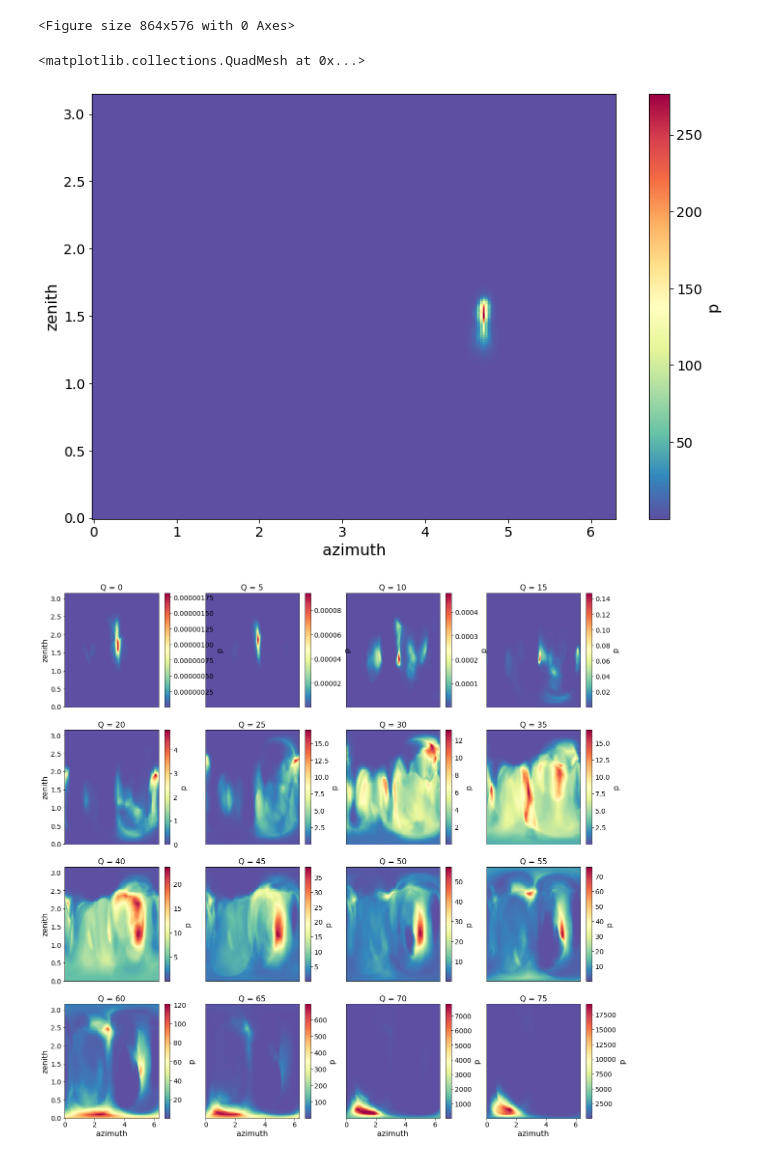
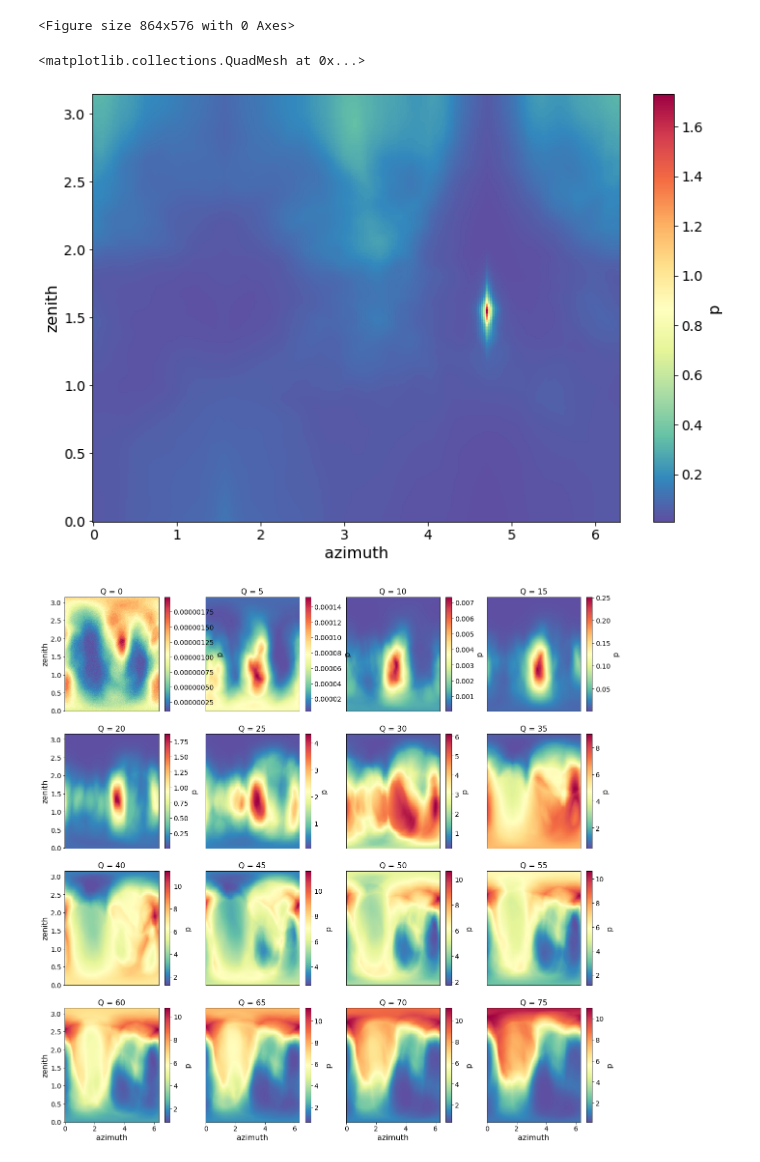
Before and after one commit to philippeller/freeDOM, a Jupyter notebook: freeDOM/inspect.ipynb, the cells around one changed output. Drawn from its saved outputs; the diff is of its cells as text; code cells hidden in the pictures.

```diff
--- a/freeDOM/inspect.ipynb
+++ b/freeDOM/inspect.ipynb
@@ -214,9 +253,13 @@ for i in range(ax.size):
     #evt = 1756
     #event_idx = 1111 #1126 #2274 #2244 #1930
     event_idx = np.random.randint(0, len(events)-1)
+    event_idx = 1738
+    #event_idx = 2840
+
     event = events[event_idx]
     #evt = 1756
     #evt = 12561
+
 
     plot_llh(event, labels[i], axis, n_steps=100) #1756, 987
 
@@ -336,7 +379,7 @@ for i, z in enumerate(np.linspace(-500, -200, N)[:-1]):
     event['total_charge'] = 1.
 
 
-    _, l, _, _, = get_llhs(event, params, epsilon = 1e-10, subtract=False)
+    _, _, l, _, = my_llh(event, params)
 
     plt.plot(-params[:, 3], np.exp(-l), color=colors[i], label='DOM at z = %.0f m'%z)
 plt.legend(ncol=2)
@@ -363,7 +406,7 @@ for charge in charges:
     event = {}
     event['hits'] = np.array([])
     event['total_charge'] = charge
-    _, l, q, _, = get_llhs(event, params, epsilon = 1e-10, subtract=False)
+    _, q, l, _, = my_llh(event, params)
     qs.append(q)
 
 qs = np.array(qs)
@@ -443,6 +486,8 @@ ani.save('plots/test.gif', writer='imagemagick', fps=25)
 # %% [output]
 <Figure size 864x576 with 0 Axes>
 # %%
+N = 301
+
 g = dm.GridData(azimuth = np.linspace(0, 2*np.pi, N), zenith= np.linspace(0, np.pi, N))
 
 par = np.array([0., 0., -250., 0,0, 0, 20., 20.])
@@ -453,8 +498,7 @@ params[:, 5] = g['zenith'].flatten()
 event = {}
 event['hits'] = np.array([[0.,20., -250, 50., 1.]])
 event['total_charge'] = 1.
-_, l, q, _, = get_llhs(event, params, epsilon = 1e-10, subtract=False)
-
+_, q, l, _, = my_llh(event, params)
 
 g['l'] = l.reshape(g.grid.shape)
 g['p'] = np.exp(-g['l'])
@@ -463,7 +507,7 @@ g['p'] = np.exp(-g['l'])
 g.plot('p', cmap='Spectral_r', cbar=True)
 # %% [output]
 <matplotlib.collections.QuadMesh at 0x...>
-[figure, old version]
+[figure, new version]
 # %%
 fig, ax = plt.subplots(4, 4, figsize=(20, 20))
 
@@ -479,33 +523,32 @@ for i in range(len(charges)):
 
     par = np.array([50., -50., -350., 0,0, 0, 0., 50.])
 
     params = np.repeat(par, N*N).reshape(8, -1).T
     params[:, 4] = g['azimuth'].flatten()
     params[:, 5] = g['zenith'].flatten()
     event = {}
     event['hits'] = np.array([])
     event['total_charge'] = charges[i]
-    _, l, q, _, = get_llhs(event, params, epsilon = 1e-10, subtract=False)
-
+    _, q, l, _, = my_llh(event, params)
 
     g['q'] = q.reshape(g.grid.shape)
     g['p'] = np.exp(-g['q'])
 
     axis = ax[i//4, i%4]
 
     g.plot('p', cmap='Spectral_r', ax=axis, cbar=True)
     axis.set_title('Q = %.0f'%charges[i])
 
     if not i//4 == 3:
         axis.get_xaxis().set_visible(False)
     if i%4:
         axis.get_yaxis().set_visible(False)
 
 
 
     #axis.plot(geo[:78, 0, 0], geo[:78, 0, 1], 'o', color='k', ms=5)
     #axis.plot(geo[78:, 0, 0], geo[78:, 0, 1], '*', color='k', ms=8)
 
 #plt.savefig('cascade_25GeV.png')
 # %% [output]
-[figure, old version]
+[figure, new version]
```
Also changed, not shown: parts of 13 cells of this notebook, 6 other files.
